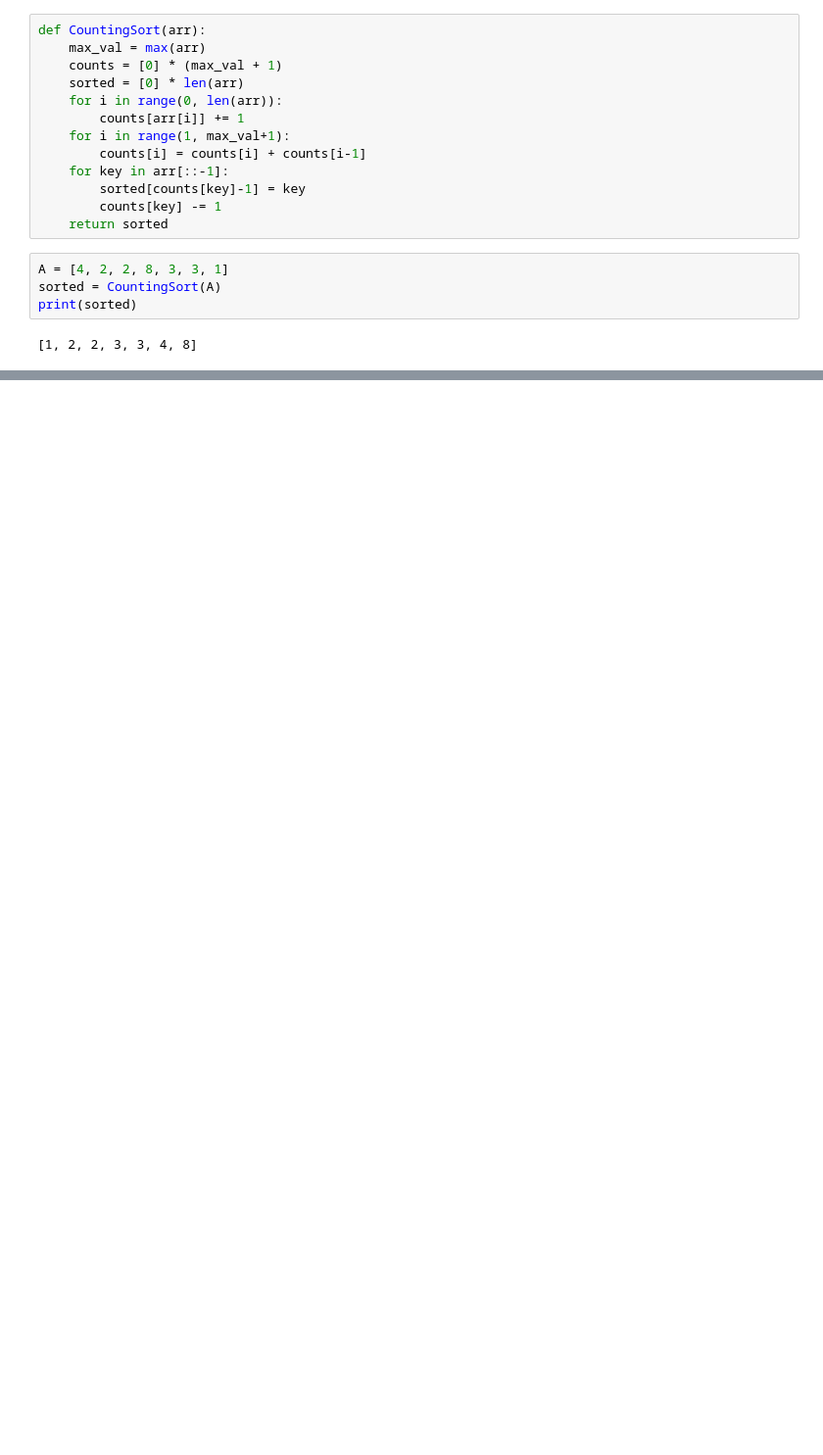
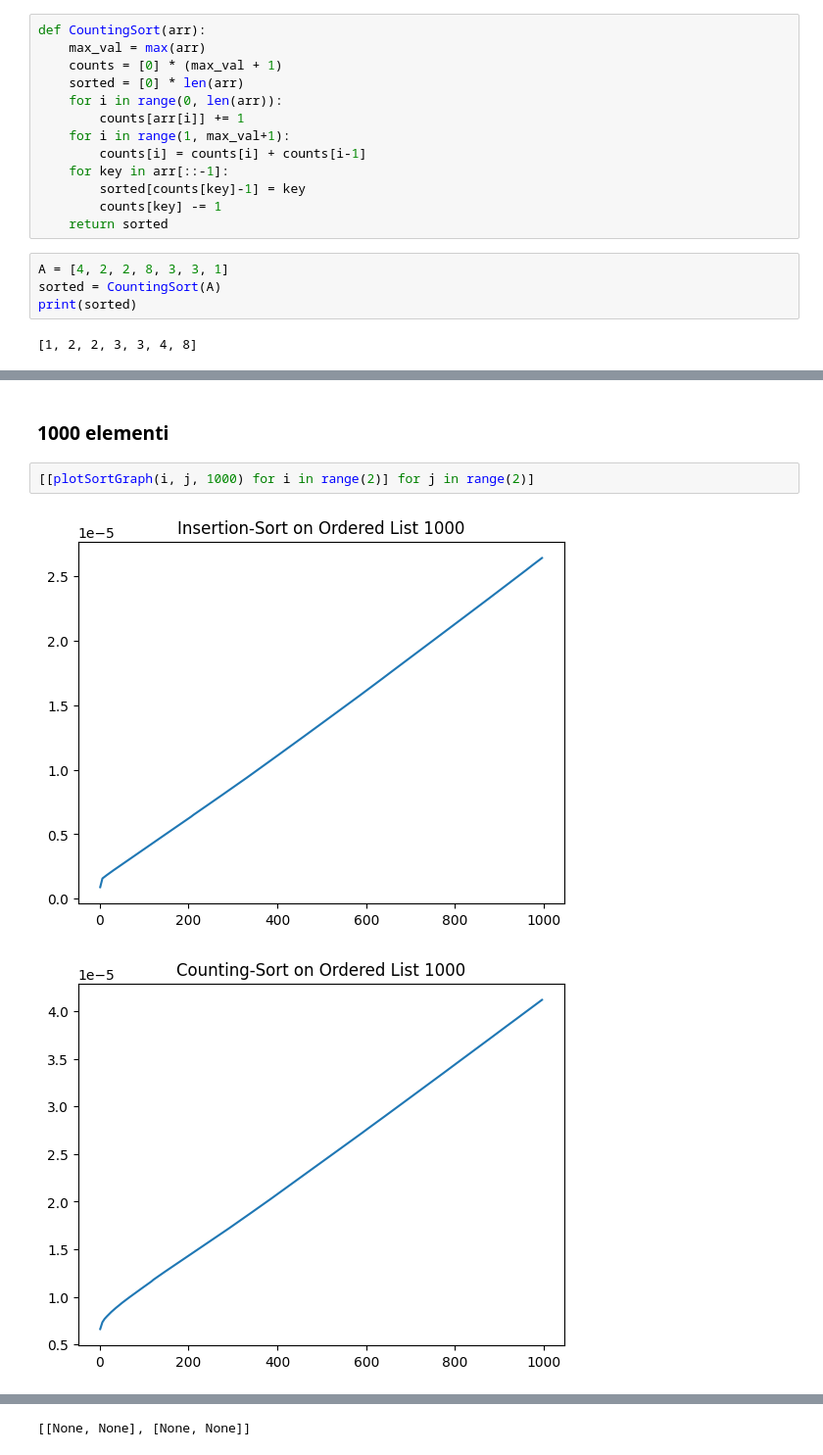
Before and after one commit to tizi2808/InsertionSortvsCountingSort, a Jupyter notebook: InsertionAndCounting.ipynb, the cells around one changed output, grey strips where cells are left out. Shown at 98% size. Drawn from its saved outputs; the diff is of its cells as text; blank space fills up the shorter version.

```diff
--- a/InsertionAndCounting.ipynb
+++ b/InsertionAndCounting.ipynb
@@ -133,0 +162,7 @@ Effettuiamo adesso i test per array di dimensioni 50, 100, 200, 500 e 1000 eleme
+# %% [markdown]
+### 1000 elementi
+# %%
+[[plotSortGraph(i, j, 1000) for i in range(2)] for j in range(2)]
+# %% [output]
+[figure, added]
+[figure, added]
@@ -133,0 +171 @@ Effettuiamo adesso i test per array di dimensioni 50, 100, 200, 500 e 1000 eleme
+[[None, None], [None, None]]
```
Also changed, not shown: parts of 14 cells of this notebook.
